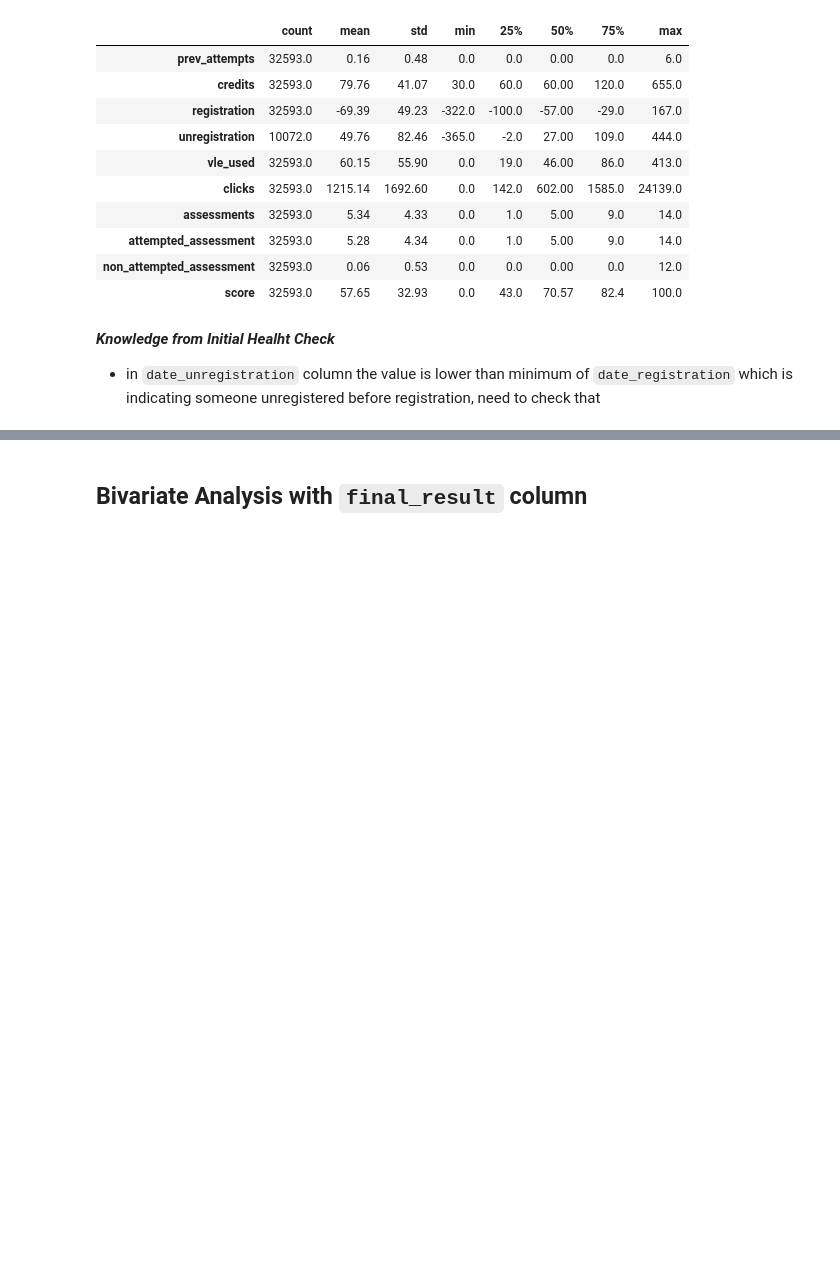
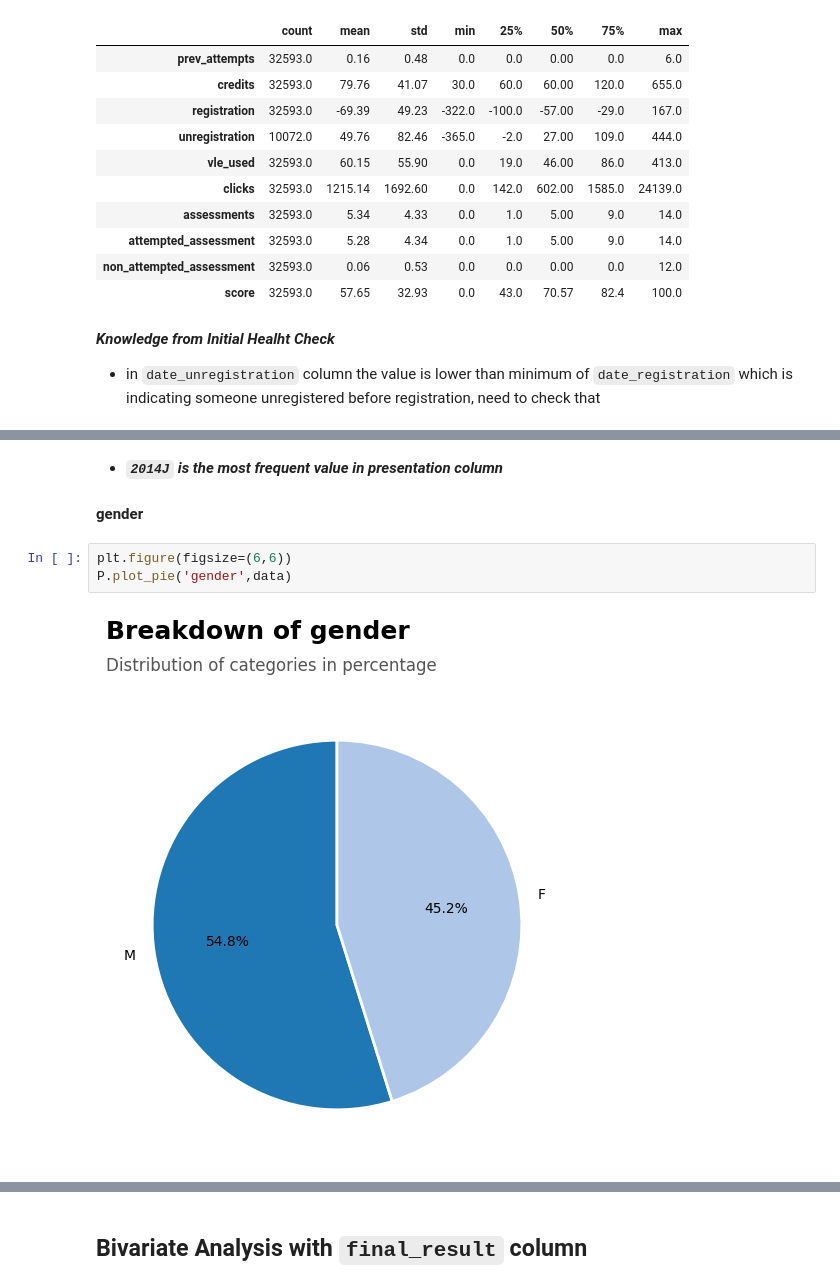
Before and after one commit to IamRaNo/ranojoy_data_analytics_projects, a Jupyter notebook: Beyond Oulad - Students Dropout/notebooks/03_pandas_analysis.ipynb, the cells around one changed output, grey strips where cells are left out. Drawn from its saved outputs; the diff is of its cells as text; blank space fills up the shorter version.

```diff
--- a/Beyond Oulad - Students Dropout/notebooks/03_pandas_analysis.ipynb
+++ b/Beyond Oulad - Students Dropout/notebooks/03_pandas_analysis.ipynb
@@ -342,0 +230,9 @@ P.plot_pie('final_result',data=data)
+# %% [markdown]
+- ***`2014J` is the most frequent value in presentation column***
+# %% [markdown]
+**gender**
+# %%
+plt.figure(figsize=(6,6))
+P.plot_pie('gender',data)
+# %% [output]
+[figure, added]
```
Also changed, not shown: parts of 71 cells of this notebook.
